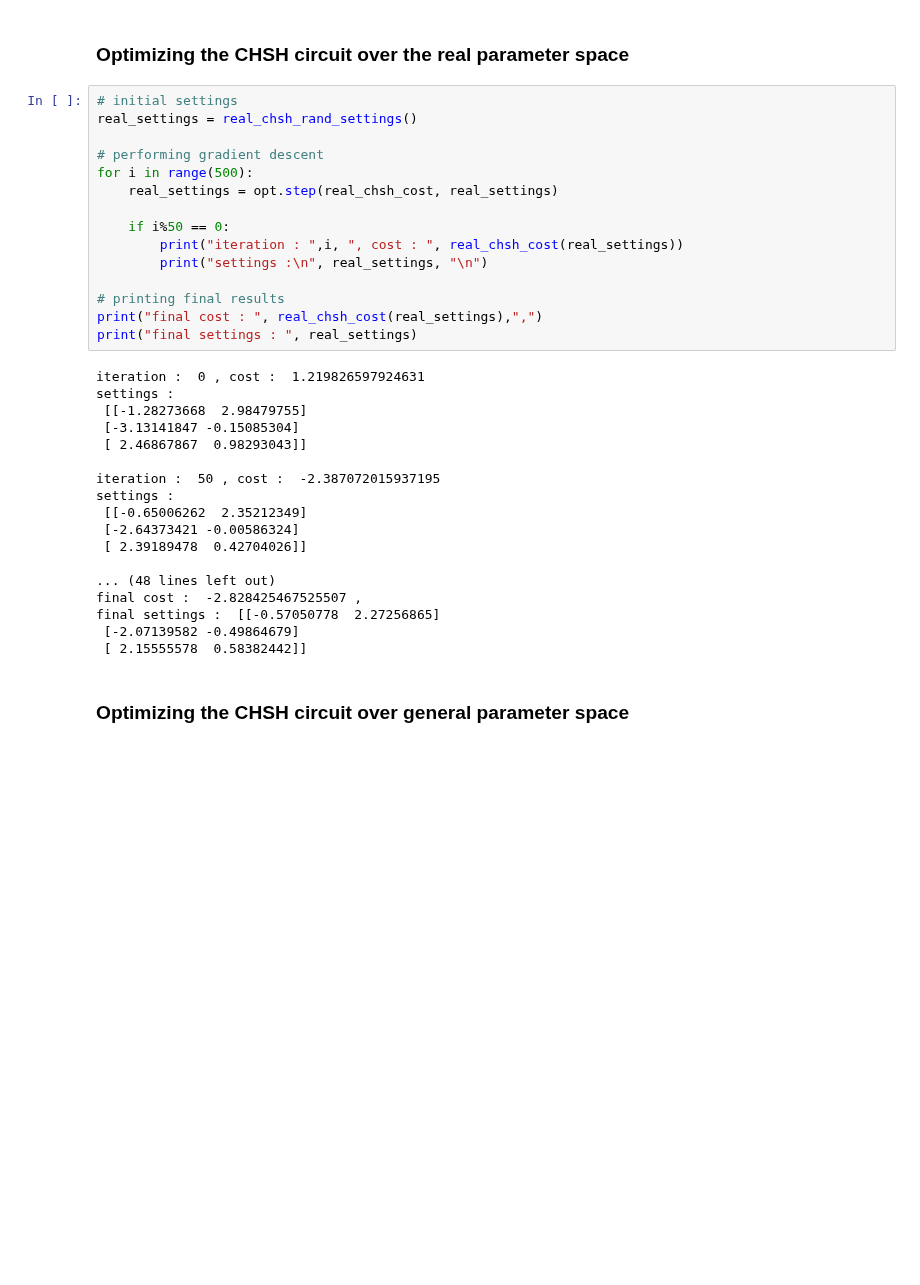
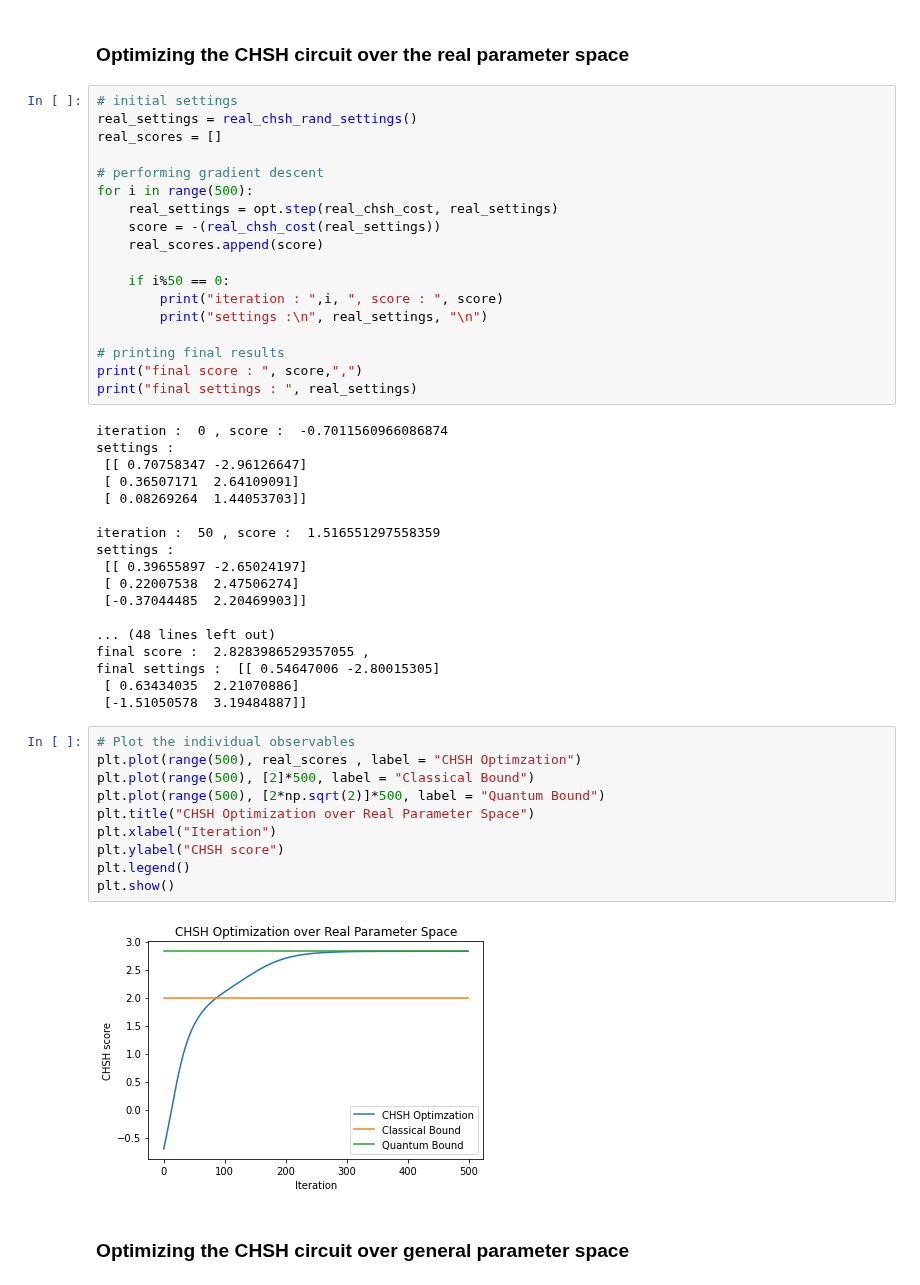
Before and after one commit to ChitambarLab/qNetVO, a Jupyter notebook: notebook/chsh_optimization.ipynb, the cells around one changed output. Cells and saved outputs as stored; diff of their text form; blank space fills up the shorter version.

```diff
--- a/notebook/chsh_optimization.ipynb
+++ b/notebook/chsh_optimization.ipynb
@@ -93,36 +110,51 @@ def arbitrary_chsh_cost(arb_settings):
 # %%
 # initial settings
 real_settings = real_chsh_rand_settings()
+real_scores = []
 
 # performing gradient descent
 for i in range(500):
     real_settings = opt.step(real_chsh_cost, real_settings)
+    score = -(real_chsh_cost(real_settings))
+    real_scores.append(score)
 
     if i%50 == 0:
-        print("iteration : ",i, ", cost : ", real_chsh_cost(real_settings))
+        print("iteration : ",i, ", score : ", score)
         print("settings :\n", real_settings, "\n")
 
 # printing final results
-print("final cost : ", real_chsh_cost(real_settings),",")
+print("final score : ", score,",")
 print("final settings : ", real_settings)
 # %% [output]
-iteration :  0 , cost :  1.219826597924631
+iteration :  0 , score :  -0.7011560966086874
 settings :
- [[-1.28273668  2.98479755]
- [-3.13141847 -0.15085304]
- [ 2.46867867  0.98293043]]
+ [[ 0.70758347 -2.96126647]
+ [ 0.36507171  2.64109091]
+ [ 0.08269264  1.44053703]]
 
-iteration :  50 , cost :  -2.387072015937195
+iteration :  50 , score :  1.516551297558359
 settings :
- [[-0.65006262  2.35212349]
- [-2.64373421 -0.00586324]
- [ 2.39189478  0.42704026]]
+ [[ 0.39655897 -2.65024197]
+ [ 0.22007538  2.47506274]
+ [-0.37044485  2.20469903]]
 
 ... (48 lines left out)
-final cost :  -2.828425467525507 ,
-final settings :  [[-0.57050778  2.27256865]
- [-2.07139582 -0.49864679]
- [ 2.15555578  0.58382442]]
+final score :  2.8283986529357055 ,
+final settings :  [[ 0.54647006 -2.80015305]
+ [ 0.63434035  2.21070886]
+ [-1.51050578  3.19484887]]
+# %%
+# Plot the individual observables
+plt.plot(range(500), real_scores , label = "CHSH Optimzation")
+plt.plot(range(500), [2]*500, label = "Classical Bound")
+plt.plot(range(500), [2*np.sqrt(2)]*500, label = "Quantum Bound")
+plt.title("CHSH Optimization over Real Parameter Space")
+plt.xlabel("Iteration")
+plt.ylabel("CHSH score")
+plt.legend()
+plt.show()
+# %% [output]
+[figure, added]
 # %% [markdown]
 ### Optimizing the CHSH circuit over general parameter space
 # %%
```
Also changed, not shown: parts of 3 cells of this notebook, 1 other file.
